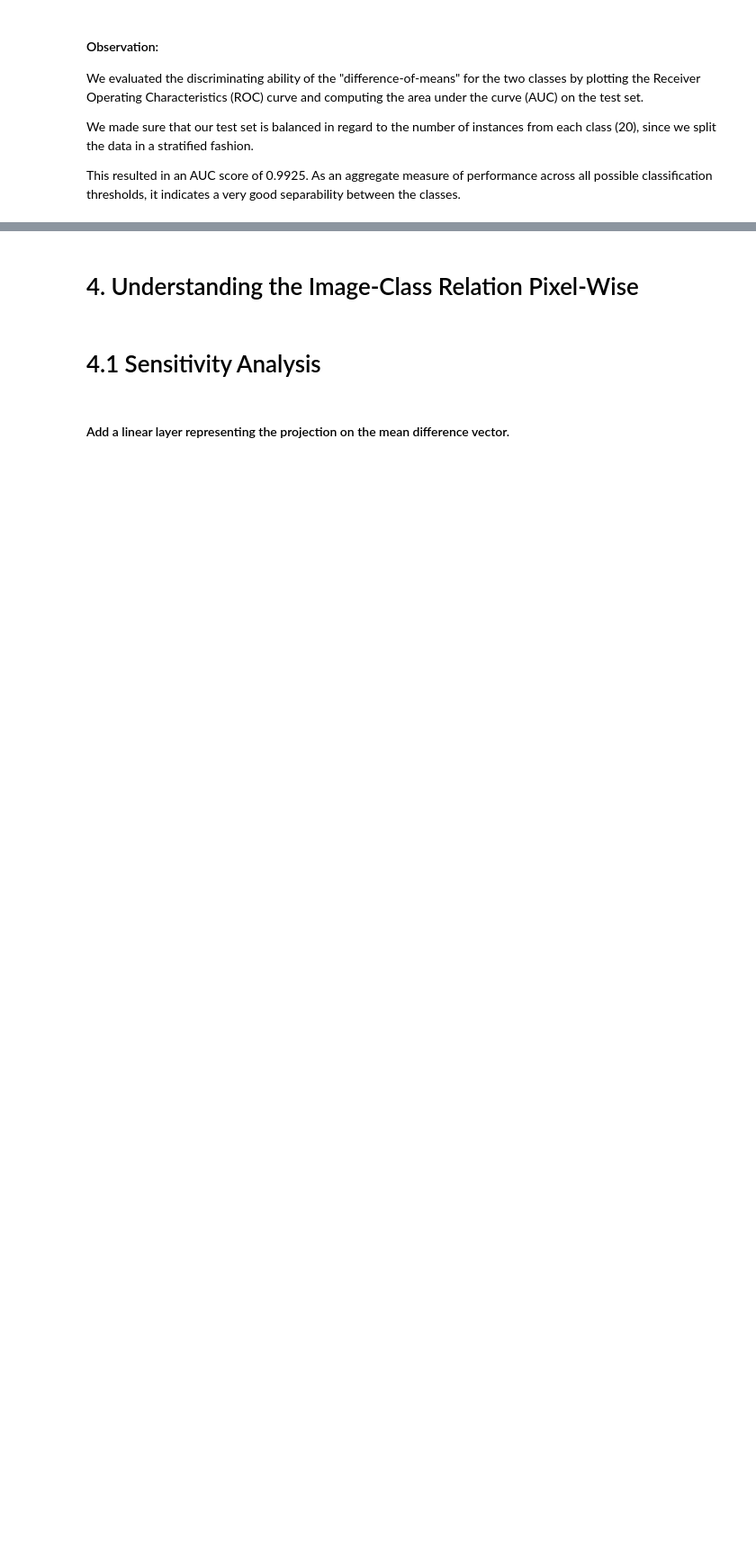
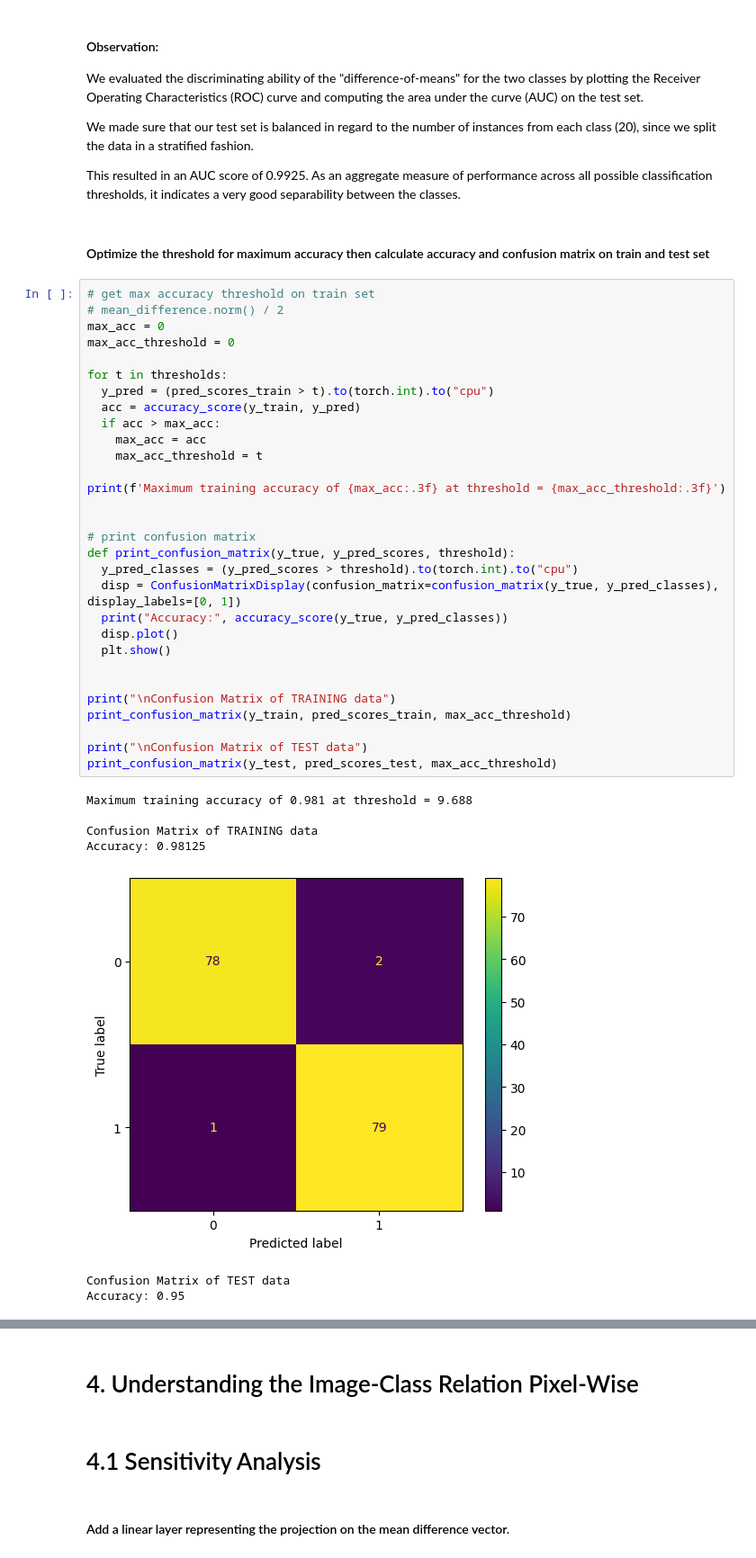
Before and after one commit to jascha-je/LabML4DS, a Jupyter notebook: p3/p3_ISJ.ipynb, the cells around one changed output, grey strips where cells are left out. Shown at 90% size. Saved outputs shown, nothing was run; the diff lists cells and outputs as text; blank space fills up the shorter version.

```diff
--- a/p3/p3_ISJ.ipynb
+++ b/p3/p3_ISJ.ipynb
@@ -182,3 +211,43 @@ We evaluated the discriminating ability of the "difference-of-means" for the two
 We made sure that our test set is balanced in regard to the number of instances from each class (20), since we split the data in a stratified fashion.
 
 This resulted in an AUC score of 0.9925. As an aggregate measure of performance across all possible classification thresholds, it indicates a very good separability between the classes.
+# %% [markdown]
+#### Optimize the threshold for maximum accuracy then calculate accuracy and confusion matrix on train and test set
+# %%
+# get max accuracy threshold on train set
+# mean_difference.norm() / 2
+max_acc = 0
+max_acc_threshold = 0
+
+for t in thresholds:
+  y_pred = (pred_scores_train > t).to(torch.int).to("cpu")
+  acc = accuracy_score(y_train, y_pred)
+  if acc > max_acc:
+    max_acc = acc
+    max_acc_threshold = t
+
+print(f'Maximum training accuracy of {max_acc:.3f} at threshold = {max_acc_threshold:.3f}')
+
+
+# print confusion matrix
+def print_confusion_matrix(y_true, y_pred_scores, threshold):
+  y_pred_classes = (y_pred_scores > threshold).to(torch.int).to("cpu")
+  disp = ConfusionMatrixDisplay(confusion_matrix=confusion_matrix(y_true, y_pred_classes), display_labels=[0, 1])
+  print("Accuracy:", accuracy_score(y_true, y_pred_classes))
+  disp.plot()
+  plt.show()
+
+
+print("\nConfusion Matrix of TRAINING data")
+print_confusion_matrix(y_train, pred_scores_train, max_acc_threshold)
+
+print("\nConfusion Matrix of TEST data")
+print_confusion_matrix(y_test, pred_scores_test, max_acc_threshold)
+# %% [output]
+Maximum training accuracy of 0.981 at threshold = 9.688
+
+Confusion Matrix of TRAINING data
+Accuracy: 0.98125
+[figure, added]
+Confusion Matrix of TEST data
+Accuracy: 0.95
```
Also changed, not shown: parts of 28 cells of this notebook.
